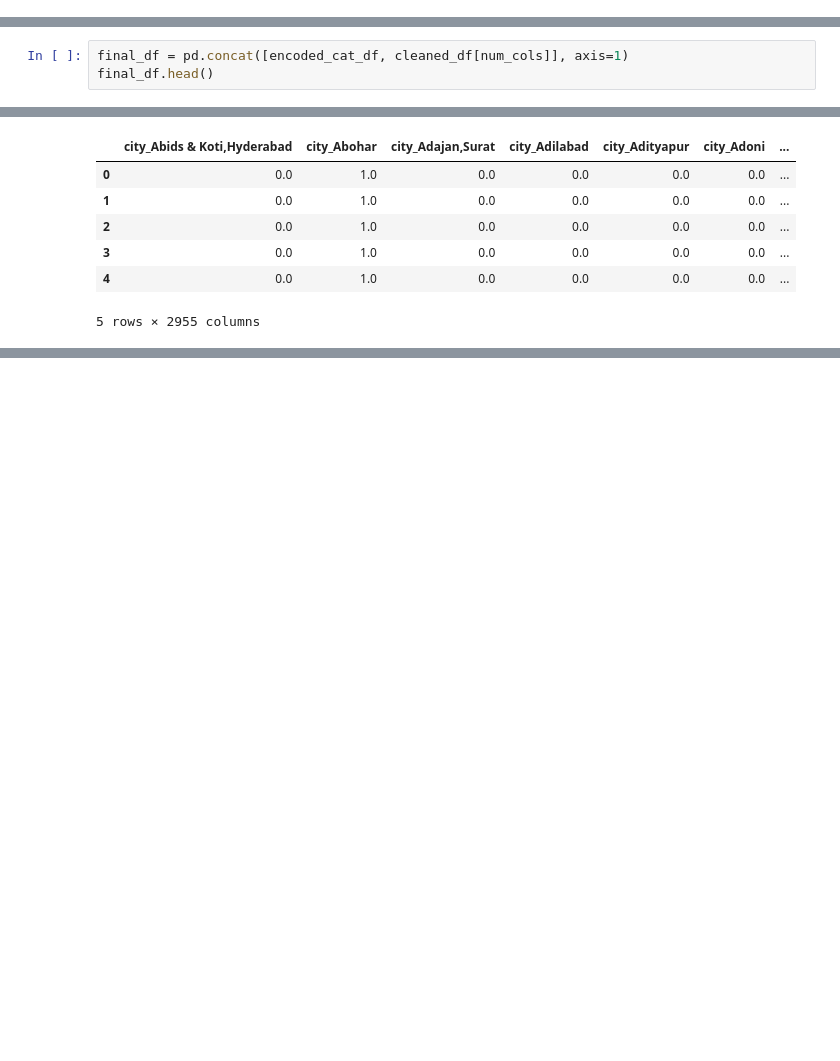
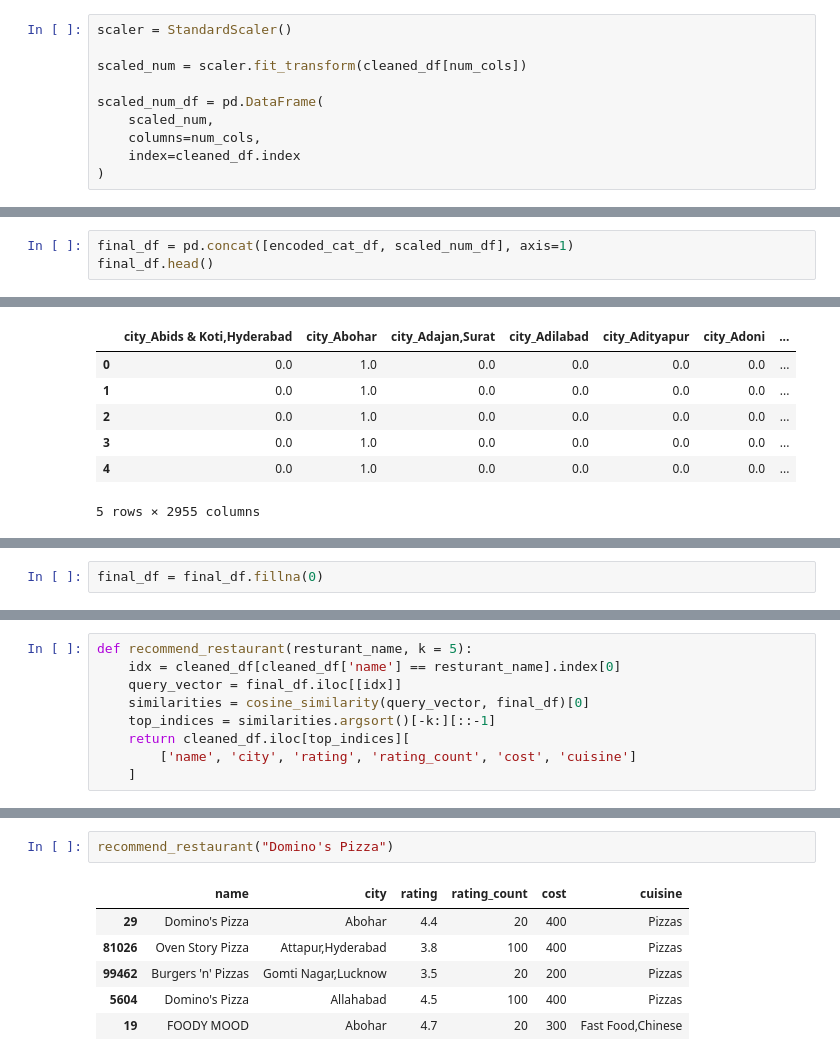
Before and after one commit to ShigilSasi/Swiggy_Restaurant_Recommendation_System_Using_Streamlit, a Jupyter notebook: Swiggy_ML.ipynb, the cells around one changed output, grey strips where cells are left out. Drawn from its saved outputs; the diff is of its cells as text; blank space fills up the shorter version.

```diff
--- a/Swiggy_ML.ipynb
+++ b/Swiggy_ML.ipynb
@@ -269,3 +270,13 @@ encoded_cat_df = pd.DataFrame(
     encoded_cat,
     columns=encoded_cat_cols
 )
+# %%
+scaler = StandardScaler()
+
+scaled_num = scaler.fit_transform(cleaned_df[num_cols])
+
+scaled_num_df = pd.DataFrame(
+    scaled_num,
+    columns=num_cols,
+    index=cleaned_df.index
+)
@@ -272,5 +292,5 @@ encoded_cat_df = pd.DataFrame(
 # %%
-final_df = pd.concat([encoded_cat_df, cleaned_df[num_cols]], axis=1)
+final_df = pd.concat([encoded_cat_df, scaled_num_df], axis=1)
 final_df.head()
 # %% [output]
 |  | city_Abids & Koti,Hyderabad | city_Abohar | city_Adajan,Surat | city_Adilabad | city_Adityapur | city_Adoni | ... |
@@ -297,0 +353,2 @@ final_df.head()
+# %%
+final_df = final_df.fillna(0)
@@ -297,0 +357,9 @@ final_df.head()
+# %%
+def recommend_restaurant(resturant_name, k = 5):
+    idx = cleaned_df[cleaned_df['name'] == resturant_name].index[0]
+    query_vector = final_df.iloc[[idx]]
+    similarities = cosine_similarity(query_vector, final_df)[0]
+    top_indices = similarities.argsort()[-k:][::-1]
+    return cleaned_df.iloc[top_indices][
+        ['name', 'city', 'rating', 'rating_count', 'cost', 'cuisine']
+    ]
@@ -297,0 +391,9 @@ final_df.head()
+# %%
+recommend_restaurant("Domino's Pizza")
+# %% [output]
+|  | name | city | rating | rating_count | cost | cuisine |
+| 29 | Domino's Pizza | Abohar | 4.4 | 20 | 400 | Pizzas |
+| 81026 | Oven Story Pizza | Attapur,Hyderabad | 3.8 | 100 | 400 | Pizzas |
+| 99462 | Burgers 'n' Pizzas | Gomti Nagar,Lucknow | 3.5 | 20 | 200 | Pizzas |
+| 5604 | Domino's Pizza | Allahabad | 4.5 | 100 | 400 | Pizzas |
+| 19 | FOODY MOOD | Abohar | 4.7 | 20 | 300 | Fast Food,Chinese |
```
Also changed, not shown: parts of 8 cells of this notebook.
